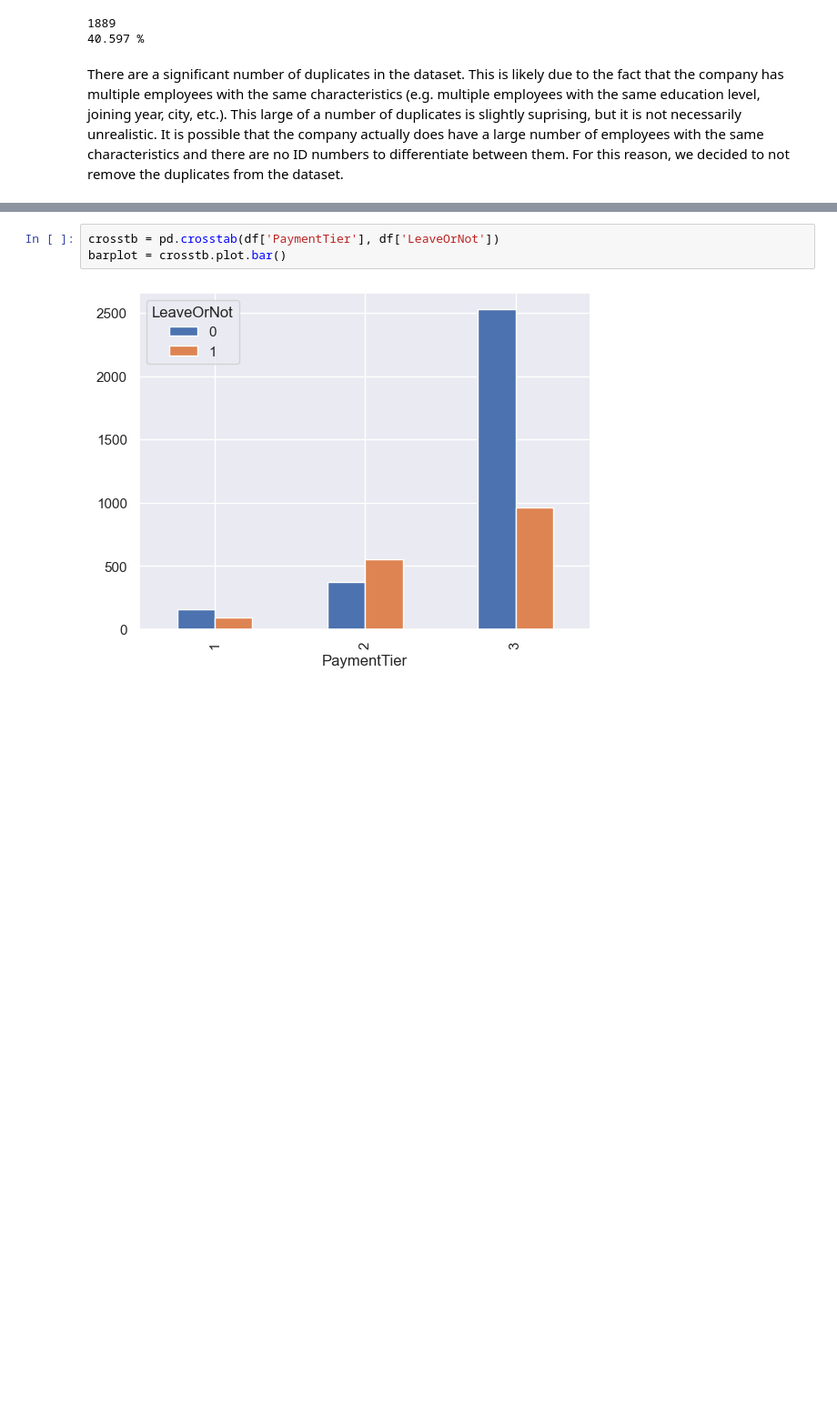
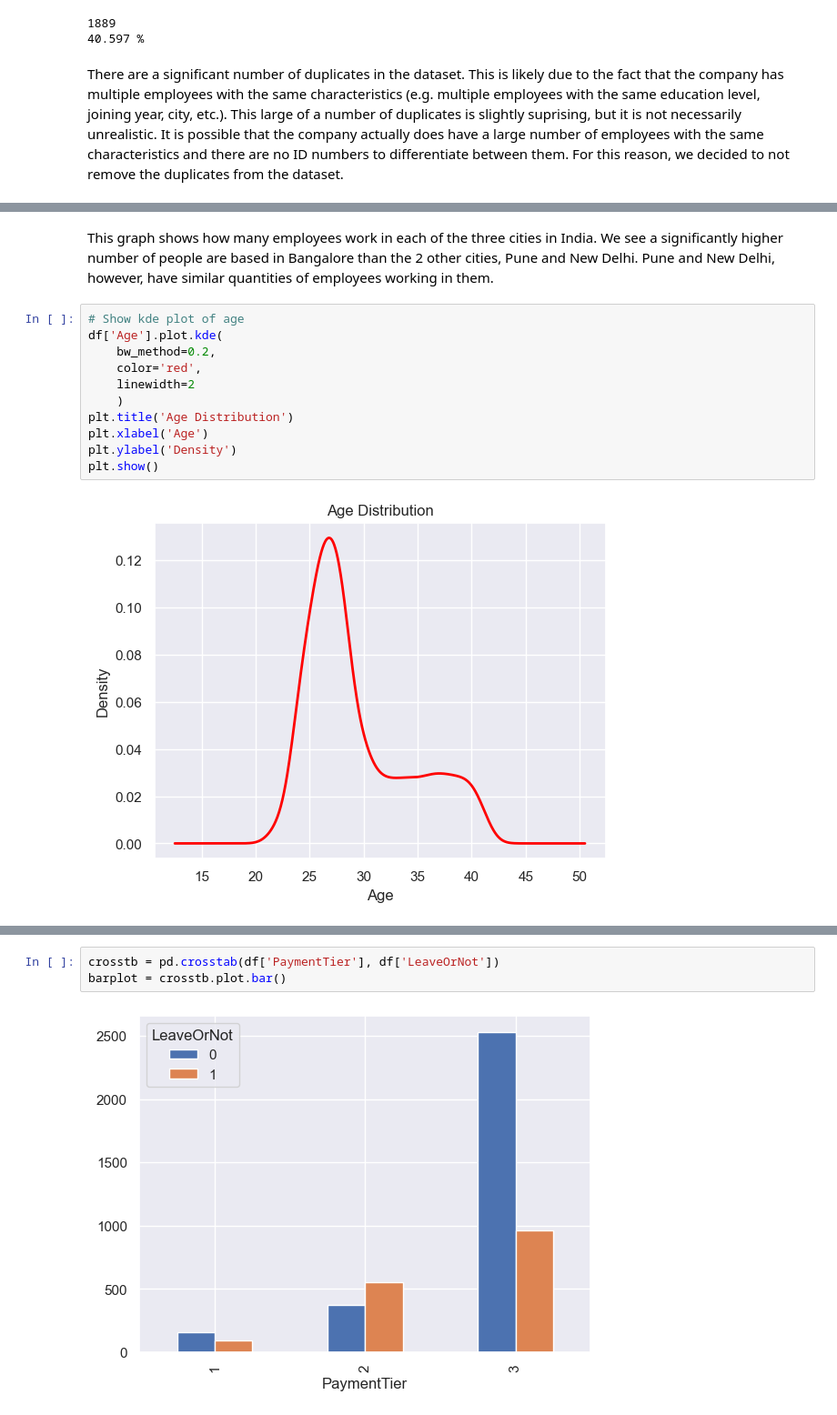
Before and after one commit to QuinnMatthews/MLinPyNotebooks, a Jupyter notebook: LabOne.ipynb, the cells around one changed output, grey strips where cells are left out. Shown at 91% size. Saved outputs shown, nothing was run; the diff lists cells and outputs as text; blank space fills up the shorter version.

```diff
--- a/LabOne.ipynb
+++ b/LabOne.ipynb
@@ -108,0 +121,15 @@ plt.show()
+# %% [markdown]
+This graph shows how many employees work in each of the three cities in India. We see a significantly higher number of people are based in Bangalore than the 2 other cities, Pune and New Delhi. Pune and New Delhi, however, have similar quantities of employees working in them.
+# %%
+# Show kde plot of age
+df['Age'].plot.kde(
+    bw_method=0.2,
+    color='red',
+    linewidth=2
+    )
+plt.title('Age Distribution')
+plt.xlabel('Age')
+plt.ylabel('Density')
+plt.show()
+# %% [output]
+[figure, added]
```
Also changed, not shown: parts of 28 cells of this notebook.
